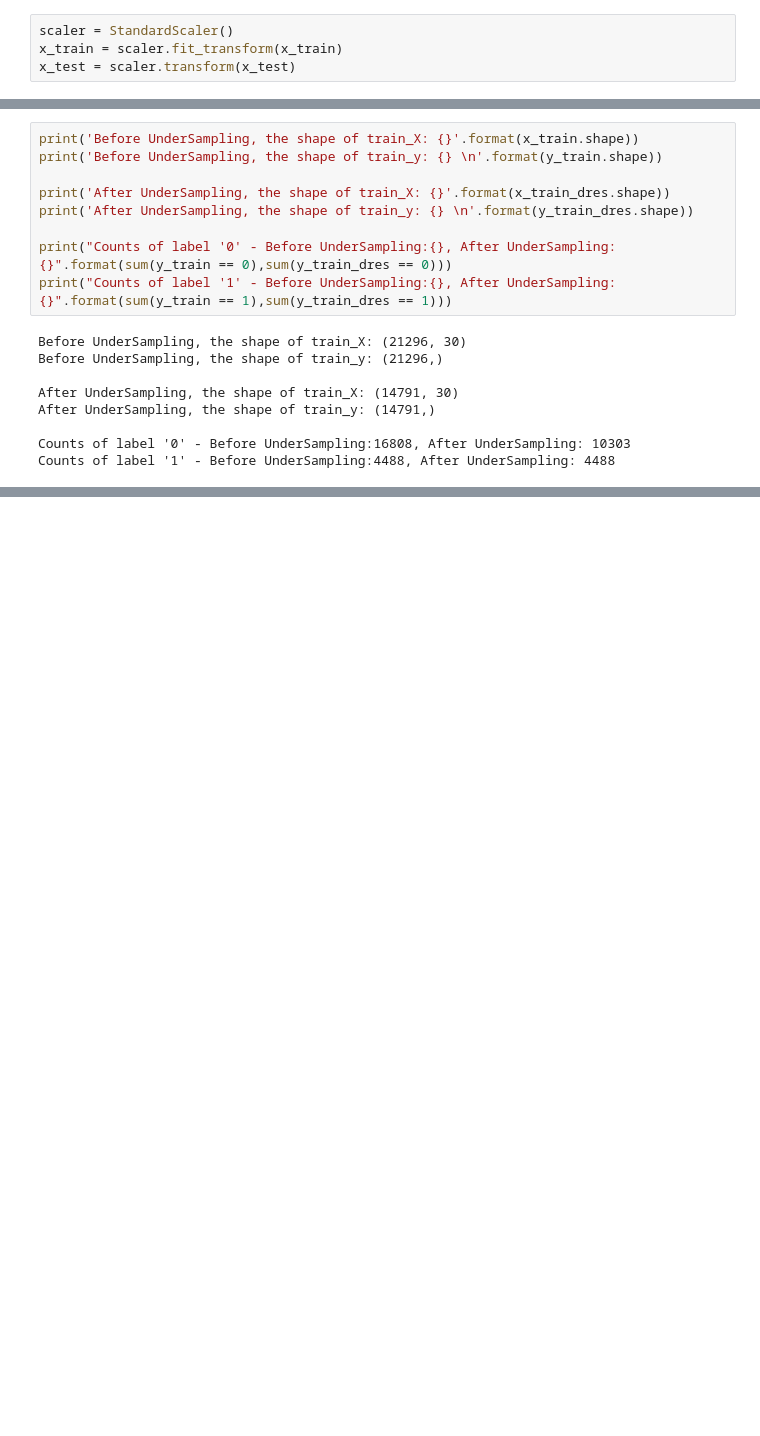
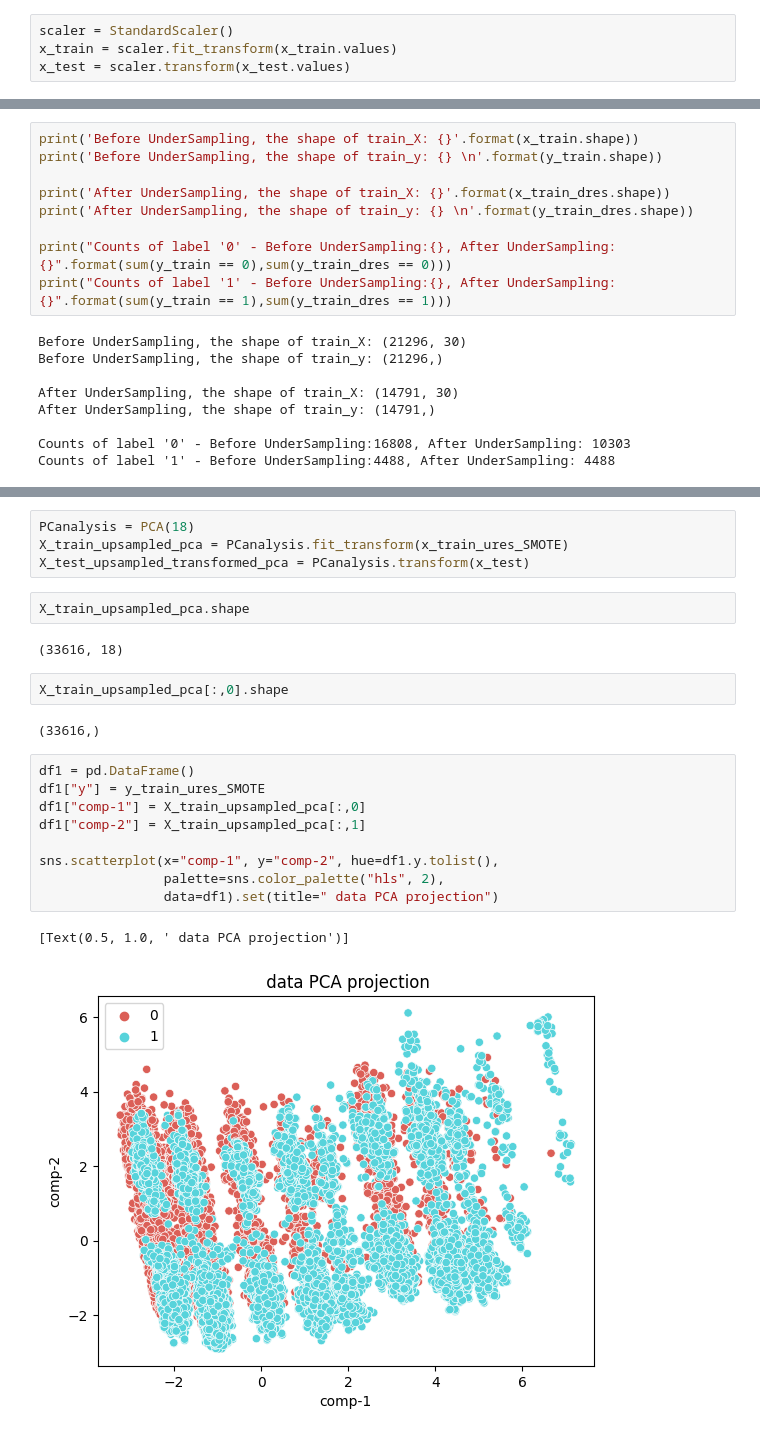
Before and after one commit to lokeshreddiee/Task_Completion, a Jupyter notebook: CMPE_255_GROUP_9.ipynb, the cells around one changed output, grey strips where cells are left out. Drawn from its saved outputs; the diff is of its cells as text; blank space fills up the shorter version.

```diff
--- a/CMPE_255_GROUP_9.ipynb
+++ b/CMPE_255_GROUP_9.ipynb
@@ -414,8 +414,8 @@ x_train, x_test, y_train, y_test = train_test_split(features, target, test_size=
 # standarising data
 # %%
 scaler = StandardScaler()
-x_train = scaler.fit_transform(x_train)
-x_test = scaler.transform(x_test)
+x_train = scaler.fit_transform(x_train.values)
+x_test = scaler.transform(x_test.values)
 # %% [markdown]
 # feature extraction
 # %%
@@ -524,0 +564,24 @@ Counts of label '1' - Before UnderSampling:4488, After UnderSampling: 4488
+# %%
+PCanalysis = PCA(18)
+X_train_upsampled_pca = PCanalysis.fit_transform(x_train_ures_SMOTE)
+X_test_upsampled_transformed_pca = PCanalysis.transform(x_test)
+# %%
+X_train_upsampled_pca.shape
+# %% [output]
+(33616, 18)
+# %%
+X_train_upsampled_pca[:,0].shape
+# %% [output]
+(33616,)
+# %%
+df1 = pd.DataFrame()
+df1["y"] = y_train_ures_SMOTE
+df1["comp-1"] = X_train_upsampled_pca[:,0]
+df1["comp-2"] = X_train_upsampled_pca[:,1]
+
+sns.scatterplot(x="comp-1", y="comp-2", hue=df1.y.tolist(),
+                palette=sns.color_palette("hls", 2),
+                data=df1).set(title=" data PCA projection")
+# %% [output]
+[Text(0.5, 1.0, ' data PCA projection')]
+[figure, added]
```
Also changed, not shown: parts of 13 cells of this notebook.
